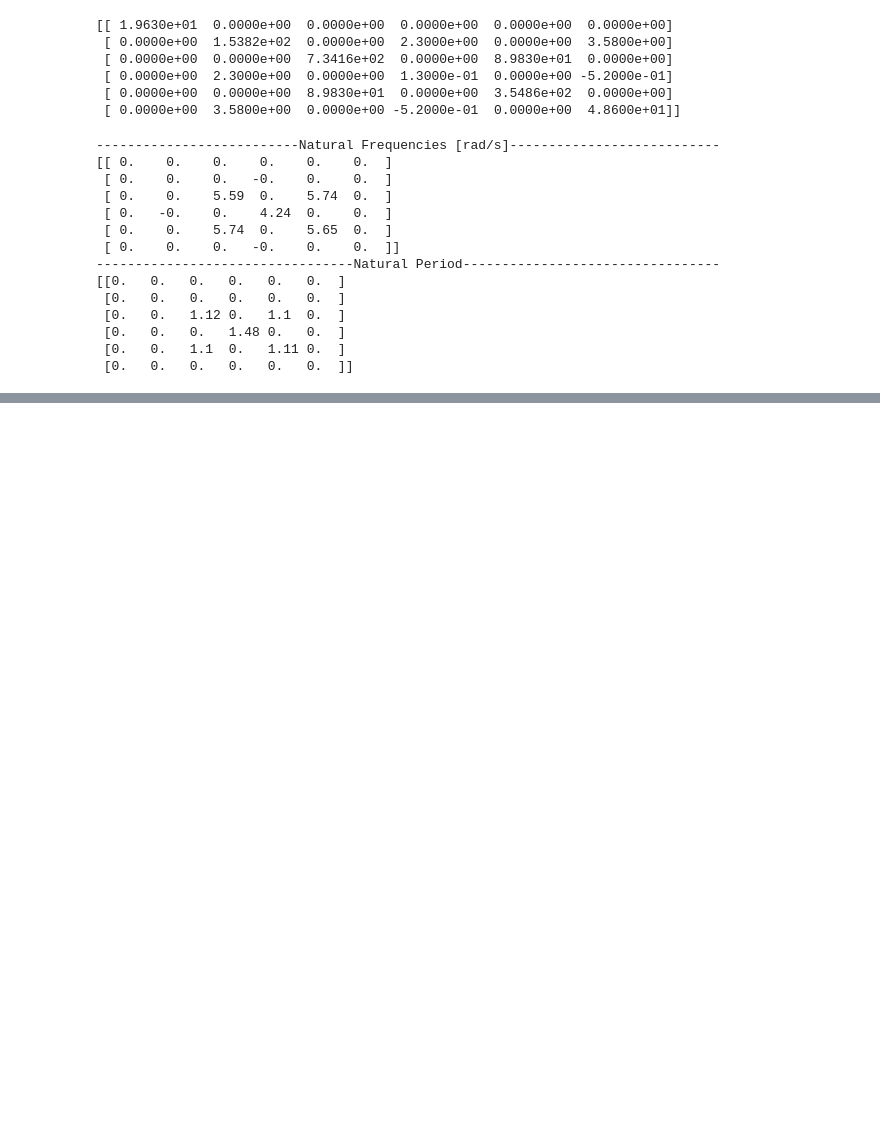
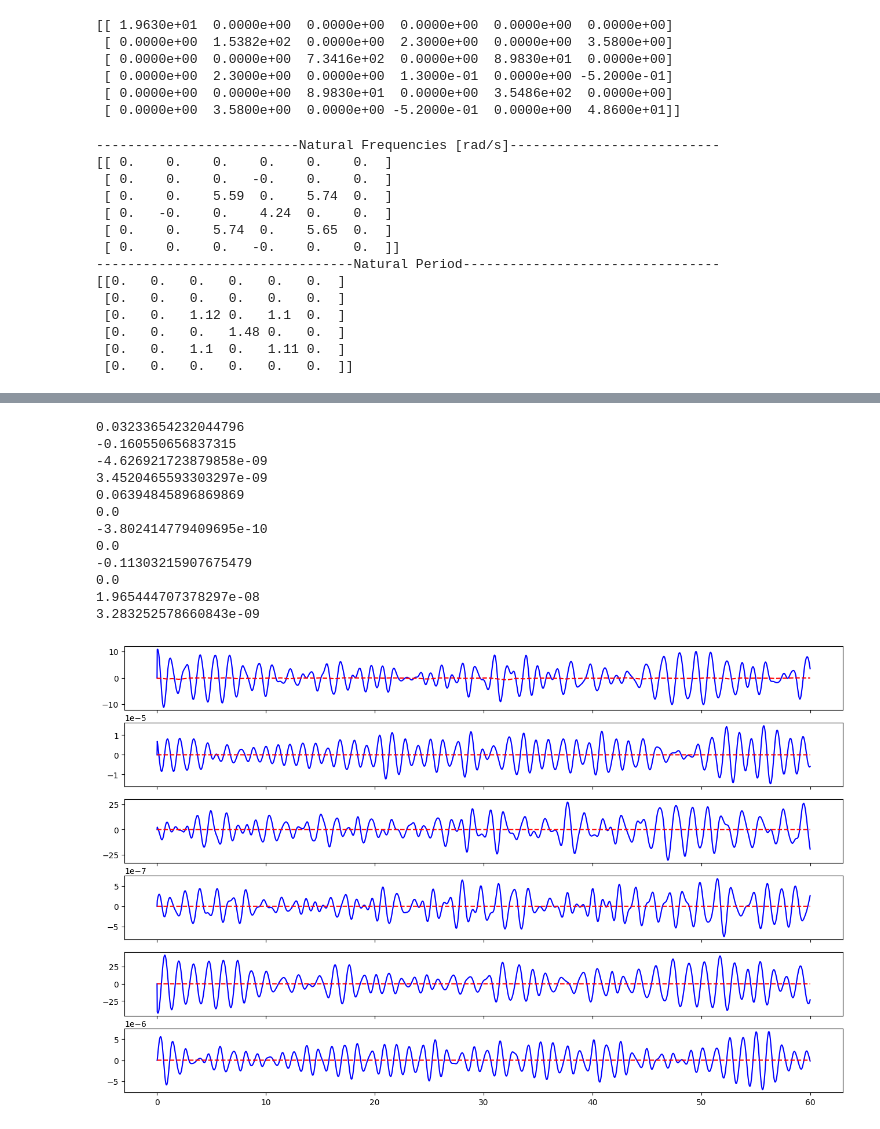
Before and after one commit to janerikhy/Wave-Model, a Jupyter notebook: notebooks/csad_6dof_model.ipynb, the cells around one changed output, grey strips where cells are left out. Drawn from its saved outputs; the diff is of its cells as text; code cells hidden in the pictures; blank space fills up the shorter version.

```diff
--- a/notebooks/csad_6dof_model.ipynb
+++ b/notebooks/csad_6dof_model.ipynb
@@ -235,0 +235,23 @@ wave_freqs[-1] - wmax
+# %%
+fig, ax = plt.subplots(6, 1, sharex=True, figsize=(16, 10))
+for i in range(6):
+    print(np.mean(tau_wf[:,i]))
+    print(np.mean(tau_env[:, i]))
+    plt.sca(ax[i])
+    plt.plot(t, tau_wf[:, i], "b-")
+    plt.plot(t, tau_env[:, i], 'r--')
+plt.show()
+# %% [output]
+0.03233654232044796
+-0.160550656837315
+-4.626921723879858e-09
+3.4520465593303297e-09
+0.06394845896869869
+0.0
+-3.802414779409695e-10
+0.0
+-0.11303215907675479
+0.0
+1.965444707378297e-08
+3.283252578660843e-09
+[figure, added]
```
Also changed, not shown: parts of 13 cells of this notebook.
